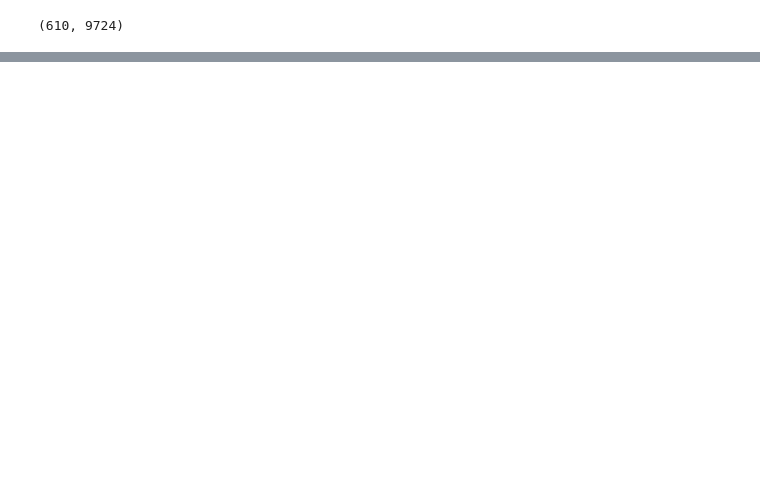
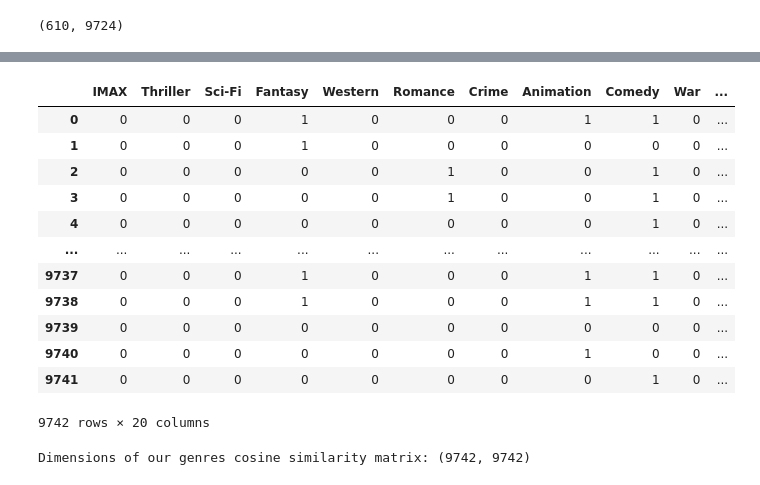
Before and after one commit to TyrionCodister/FlickFlare--Movie--Recommendation--System, a Jupyter notebook: Movie Recommendation System.ipynb, the cells around one changed output, grey strips where cells are left out. Saved outputs shown, nothing was run; the diff lists cells and outputs as text; code cells hidden in the pictures; blank space fills up the shorter version.

```diff
--- a/Movie Recommendation System.ipynb
+++ b/Movie Recommendation System.ipynb
@@ -835,0 +1109,36 @@ NSimilarly, it is difficult to recommend new items that have not been interacted
+# %%
+# Create a set of unique genres by iterating through each list of genres in the 'genres' column
+genres = set(g for G in movies_df['genres'] for g in G)
+
+# Add a new column to 'movies_df' for each genre in the 'genres' set
+# The value in each new column is 1 if the genre is present in the 'genres' list for that movie, otherwise 0
+for g in genres:
+    movies_df[g] = movies_df.genres.transform(lambda x: int(g in x))
+
+# Drop the 'movieId', 'title', and 'genres' columns from the DataFrame,
+# leaving only the new genre columns
+movie_genres = movies_df.drop(columns=['movieId', 'title', 'genres'])
+
+# Display the resulting DataFrame with one-hot encoded genre columns
+movie_genres
+# %% [output]
+|  | IMAX | Thriller | Sci-Fi | Fantasy | Western | Romance | Crime | Animation | Comedy | War | ... |
+| 0 | 0 | 0 | 0 | 1 | 0 | 0 | 0 | 1 | 1 | 0 | ... |
+| 1 | 0 | 0 | 0 | 1 | 0 | 0 | 0 | 0 | 0 | 0 | ... |
+| 2 | 0 | 0 | 0 | 0 | 0 | 1 | 0 | 0 | 1 | 0 | ... |
+| 3 | 0 | 0 | 0 | 0 | 0 | 1 | 0 | 0 | 1 | 0 | ... |
+| 4 | 0 | 0 | 0 | 0 | 0 | 0 | 0 | 0 | 1 | 0 | ... |
+| ... | ... | ... | ... | ... | ... | ... | ... | ... | ... | ... | ... |
+| 9737 | 0 | 0 | 0 | 1 | 0 | 0 | 0 | 1 | 1 | 0 | ... |
+| 9738 | 0 | 0 | 0 | 1 | 0 | 0 | 0 | 1 | 1 | 0 | ... |
+| 9739 | 0 | 0 | 0 | 0 | 0 | 0 | 0 | 0 | 0 | 0 | ... |
+| 9740 | 0 | 0 | 0 | 0 | 0 | 0 | 0 | 1 | 0 | 0 | ... |
+| 9741 | 0 | 0 | 0 | 0 | 0 | 0 | 0 | 0 | 1 | 0 | ... |
+9742 rows × 20 columns
+# %%
+from sklearn.metrics.pairwise import cosine_similarity
+
+cosine_sim = cosine_similarity(movie_genres, movie_genres)
+print(f"Dimensions of our genres cosine similarity matrix: {cosine_sim.shape}")
+# %% [output]
+Dimensions of our genres cosine similarity matrix: (9742, 9742)
```
Also changed, not shown: parts of 21 cells of this notebook.
